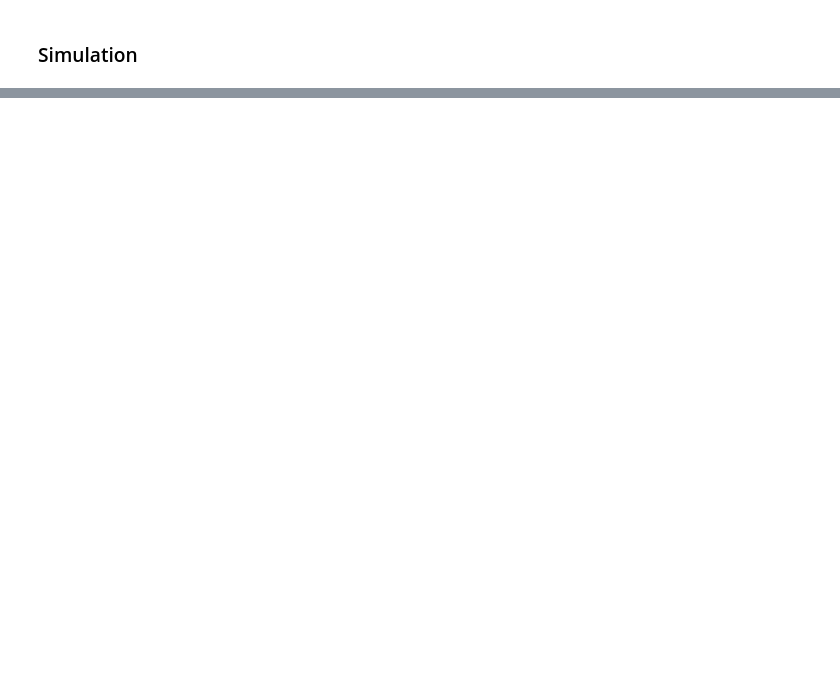
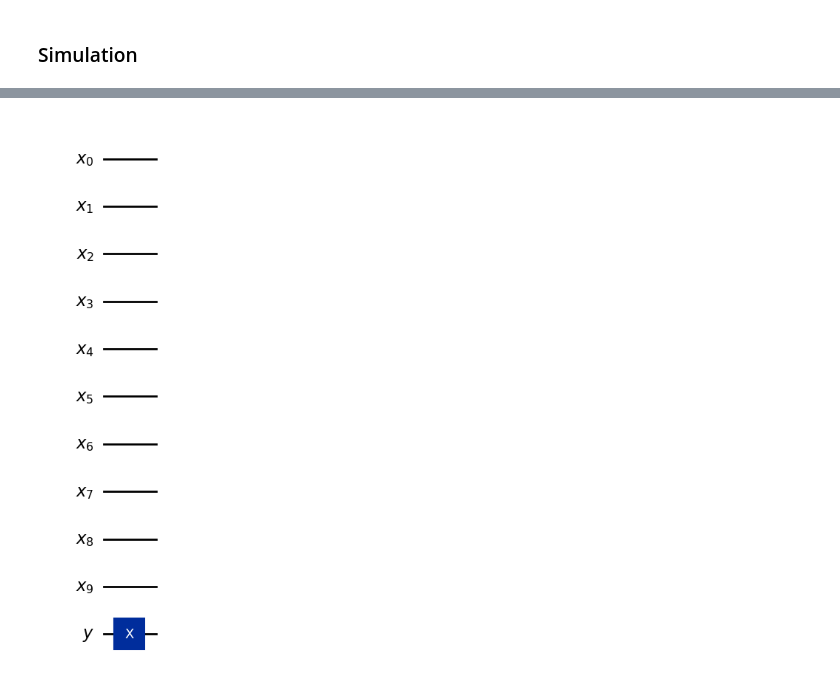
Before and after one commit to henribe01/QuantumComputing, a Jupyter notebook: DeutschJozsaAlgorithm.ipynb, the cells around one changed output, grey strips where cells are left out. Saved outputs shown, nothing was run; the diff lists cells and outputs as text; code cells hidden in the pictures; blank space fills up the shorter version.

```diff
--- a/DeutschJozsaAlgorithm.ipynb
+++ b/DeutschJozsaAlgorithm.ipynb
@@ -123,0 +136,23 @@ The function is constant
+# %%
+# Settings
+n_qubits = 10
+constant = True
+constant_value = 1
+
+# Set up quantum circuit
+x = QuantumRegister(n_qubits, 'x')
+y = QuantumRegister(1, 'y')
+oracle_qc = QuantumCircuit(x, y)
+
+# Create the oracle
+if constant:
+    if constant_value:
+        oracle_qc.x(y)
+else:
+    for qubit in range(n_qubits):
+        oracle_qc.cx(x[qubit], y)
+
+display(oracle_qc.draw('mpl'))
+oracle_deutsch_jozsa = oracle_qc.to_gate(label='$U_f$')
+# %% [output]
+[figure, added]
```
Also changed, not shown: parts of 30 cells of this notebook, 1 other file.
